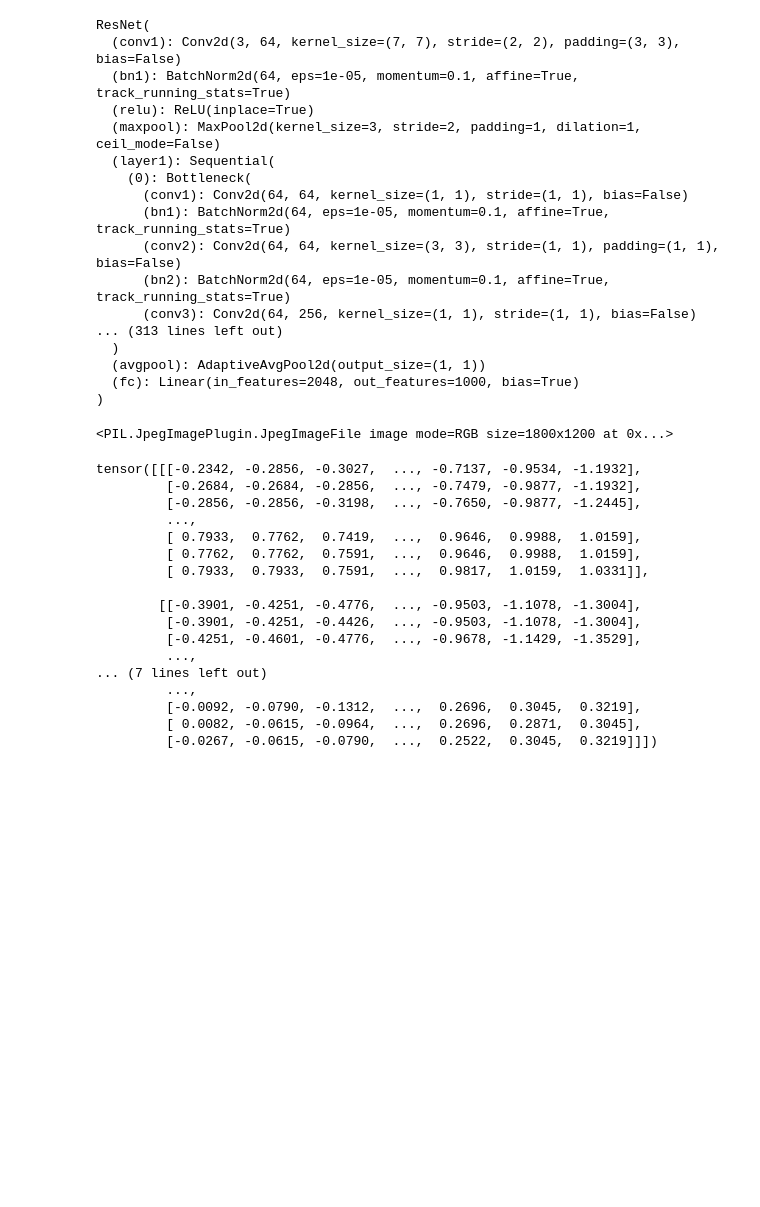
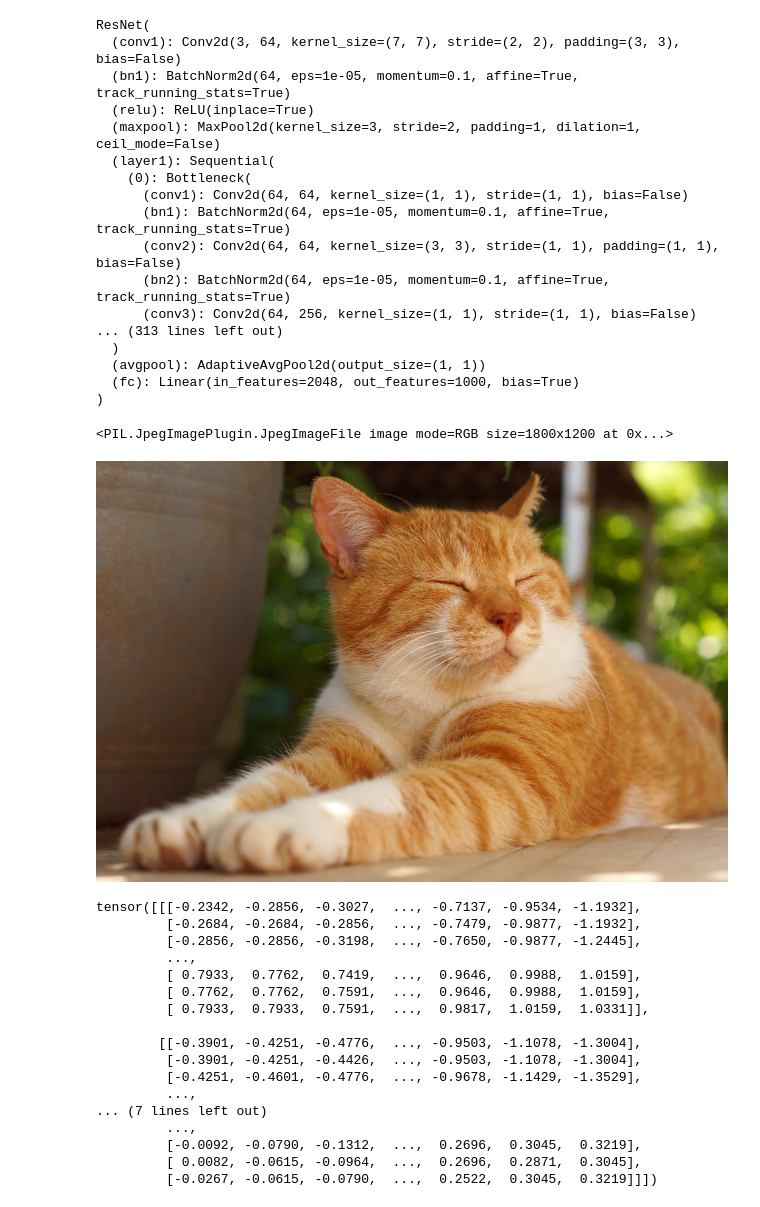
Before and after one commit to tuantran1810/DeepLearningWithPytorch, a Jupyter notebook: chapter2/resnet101.ipynb, the cells around one changed output. Cells and saved outputs as stored; diff of their text form; code cells hidden in the pictures; blank space fills up the shorter version.

```diff
--- a/chapter2/resnet101.ipynb
+++ b/chapter2/resnet101.ipynb
@@ -60,10 +59,11 @@ preprocess = transforms.Compose([
 # %%
 from PIL import Image
 img = Image.open("./cat.jpeg")
 print(img)
-# img.show()
+img
 # %% [output]
 <PIL.JpegImagePlugin.JpegImageFile image mode=RGB size=1800x1200 at 0x...>
+[figure, added]
 # %%
 img_t = preprocess(img)
 print(img_t)
```
Also changed, not shown: parts of 5 cells of this notebook, 4 other files.
